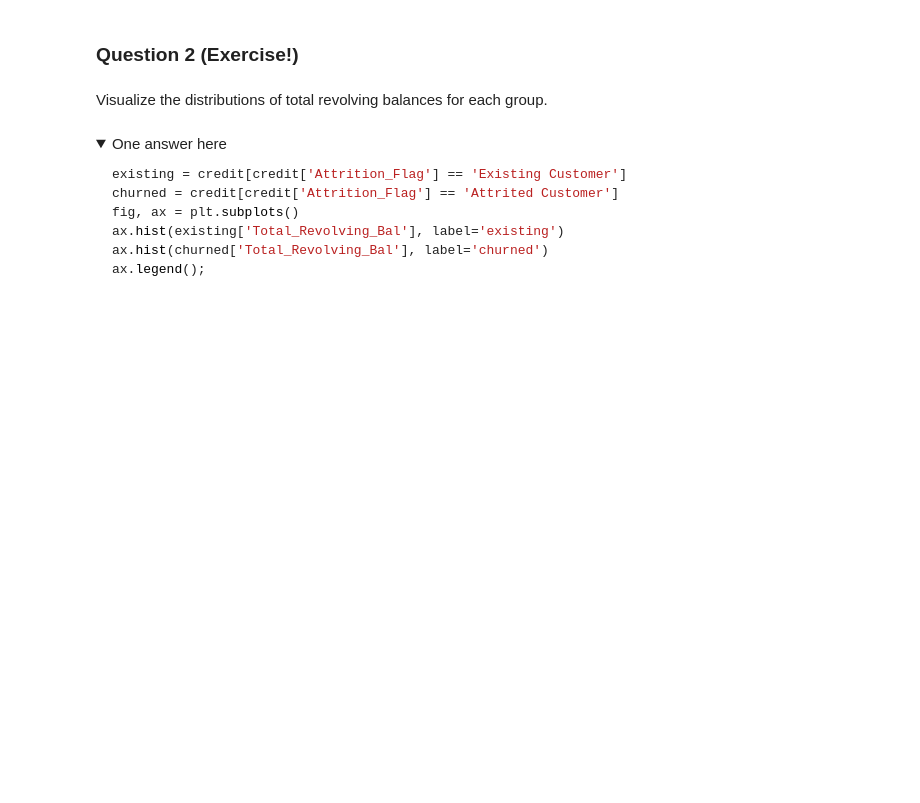
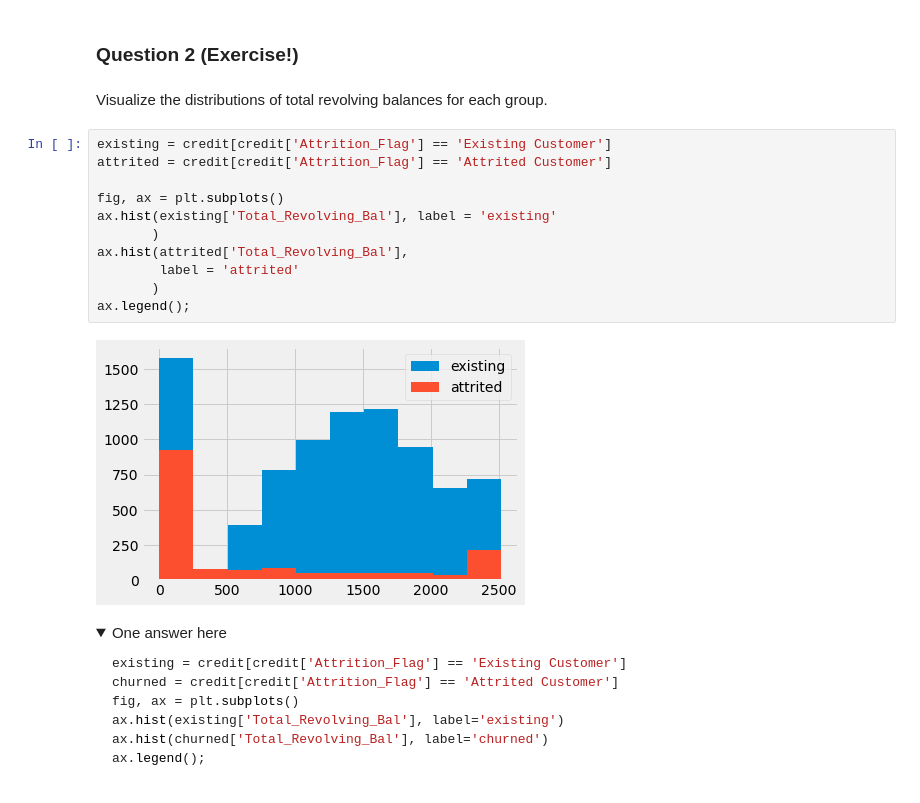
Before and after one commit to flatiron-school/DS-Deloitte-1003-c3, a Jupyter notebook: Lectures/Descriptive-Analysis/descriptive_stats.ipynb, the cells around one changed output. Cells and saved outputs as stored; diff of their text form; folded sections open; blank space fills up the shorter version.

```diff
--- a/Lectures/Descriptive-Analysis/descriptive_stats.ipynb
+++ b/Lectures/Descriptive-Analysis/descriptive_stats.ipynb
@@ -275,6 +445,19 @@ credit.groupby('Attrition_Flag').mean()
 ### Question 2 (Exercise!)
 # %% [markdown]
 Visualize the distributions of total revolving balances for each group.
+# %%
+existing = credit[credit['Attrition_Flag'] == 'Existing Customer']
+attrited = credit[credit['Attrition_Flag'] == 'Attrited Customer']
+
+fig, ax = plt.subplots()
+ax.hist(existing['Total_Revolving_Bal'], label = 'existing'
+       )
+ax.hist(attrited['Total_Revolving_Bal'],
+        label = 'attrited'
+       )
+ax.legend();
+# %% [output]
+[figure, added]
 # %% [markdown]
 <details>
     <summary>One answer here</summary>
```
Also changed, not shown: parts of 30 cells of this notebook.
